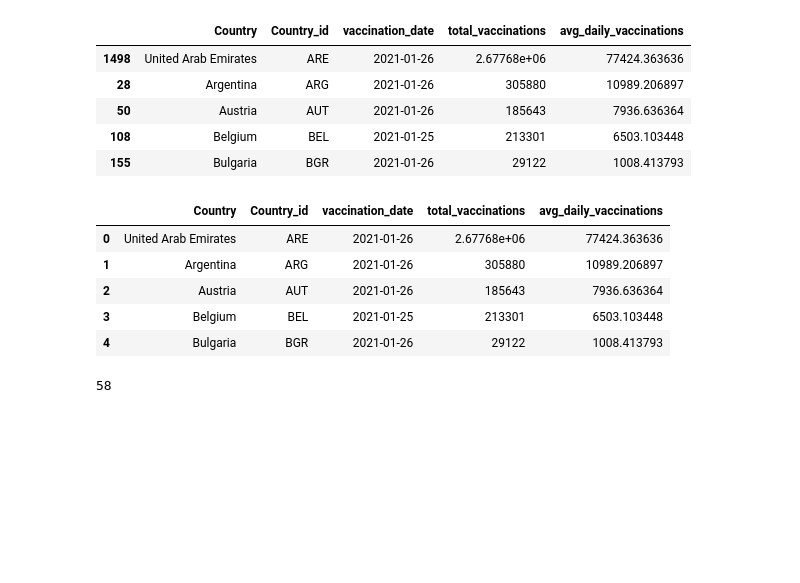
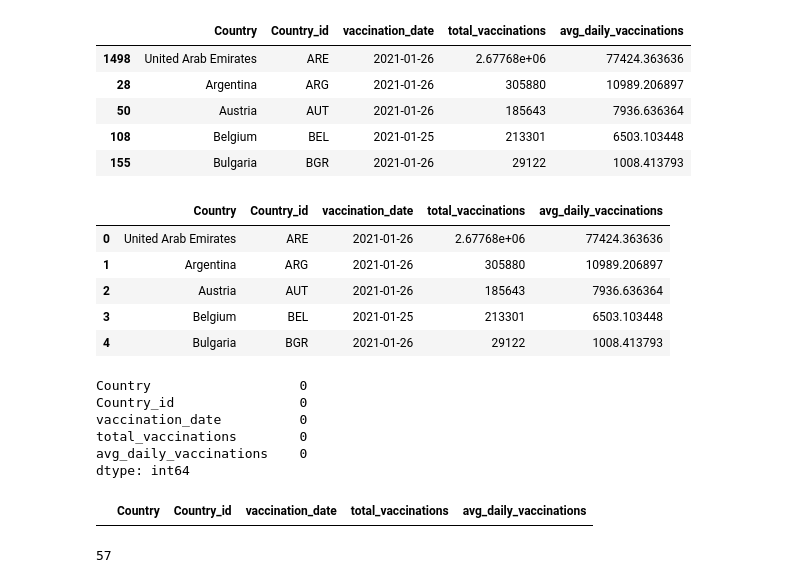
Before and after one commit to sarahDH615/ETL-project, a Jupyter notebook: data/vaccinations_clean.ipynb, the cells around one changed output. Drawn from its saved outputs; the diff is of its cells as text; code cells hidden in the pictures; blank space fills up the shorter version.

```diff
--- a/data/vaccinations_clean.ipynb
+++ b/data/vaccinations_clean.ipynb
@@ -353,11 +353,27 @@ last_date_df.head()
 | 2 | Austria | AUT | 2021-01-26 | 185643 | 7936.636364 |
 | 3 | Belgium | BEL | 2021-01-25 | 213301 | 6503.103448 |
 | 4 | Bulgaria | BGR | 2021-01-26 | 29122 | 1008.413793 |
+# %%
+last_date_df.isnull().sum()
+# %% [output]
+Country                   0
+Country_id                0
+vaccination_date          0
+total_vaccinations        0
+avg_daily_vaccinations    0
+dtype: int64
+# %%
+to_drop = last_date_df[last_date_df['Country_id'] == 'OWID_WRL'].index[0]
+last_date_df = last_date_df.drop(to_drop)
+# %%
+last_date_df[last_date_df['Country_id'] == 'OWID_WRL']
+# %% [output]
+|  | Country | Country_id | vaccination_date | total_vaccinations | avg_daily_vaccinations |
 # %%
 # len of df - will have to be a seperate table in eventual database, since not all countries are listed
 len(last_date_df)
 # %% [output]
-58
+57
 # %%
 # exporting df to csv
 last_date_df.to_csv('Clean/vaccinations_cleaned.csv', index=False)
```
Also changed, not shown: parts of 2 cells of this notebook, 7 other files.
